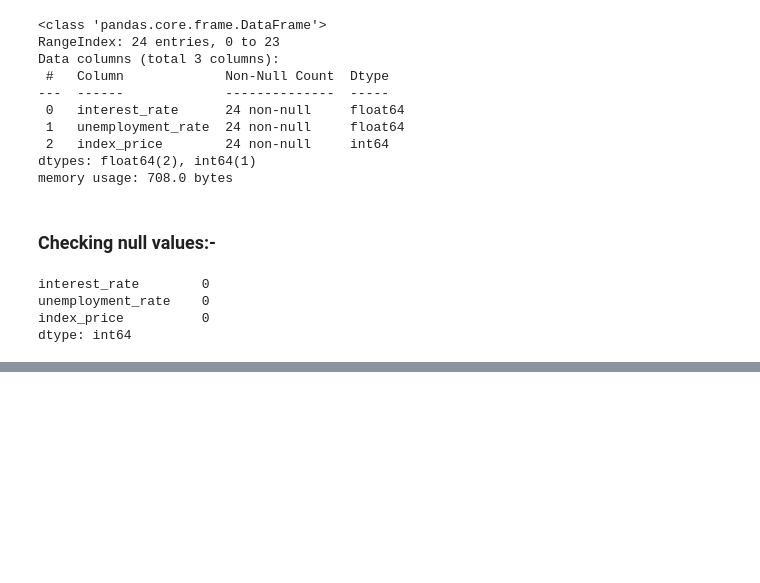
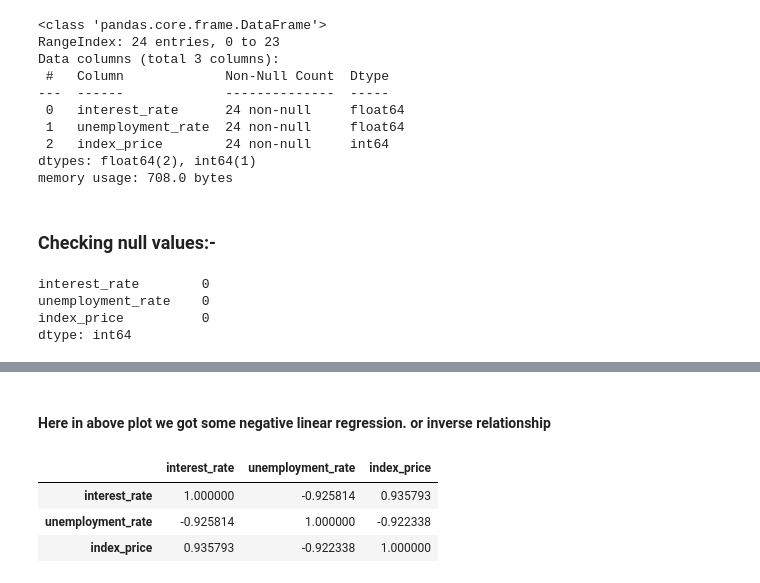
Before and after one commit to ganeshbgunjal/Machine-Learning, a Jupyter notebook: 1 Linear Regression/2 Multiple Linear Regression/1 Multiple Linear Regression..ipynb, the cells around one changed output, grey strips where cells are left out. Drawn from its saved outputs; the diff is of its cells as text; code cells hidden in the pictures; blank space fills up the shorter version.

```diff
--- a/1 Linear Regression/2 Multiple Linear Regression/1 Multiple Linear Regression..ipynb
+++ b/1 Linear Regression/2 Multiple Linear Regression/1 Multiple Linear Regression..ipynb
@@ -52,0 +61,9 @@ dtype: int64
+# %% [markdown]
+#### Here in above plot we got some negative linear regression. or inverse relationship
+# %%
+df.corr()
+# %% [output]
+|  | interest_rate | unemployment_rate | index_price |
+| interest_rate | 1.000000 | -0.925814 | 0.935793 |
+| unemployment_rate | -0.925814 | 1.000000 | -0.922338 |
+| index_price | 0.935793 | -0.922338 | 1.000000 |
```
Also changed, not shown: parts of 6 cells of this notebook.
